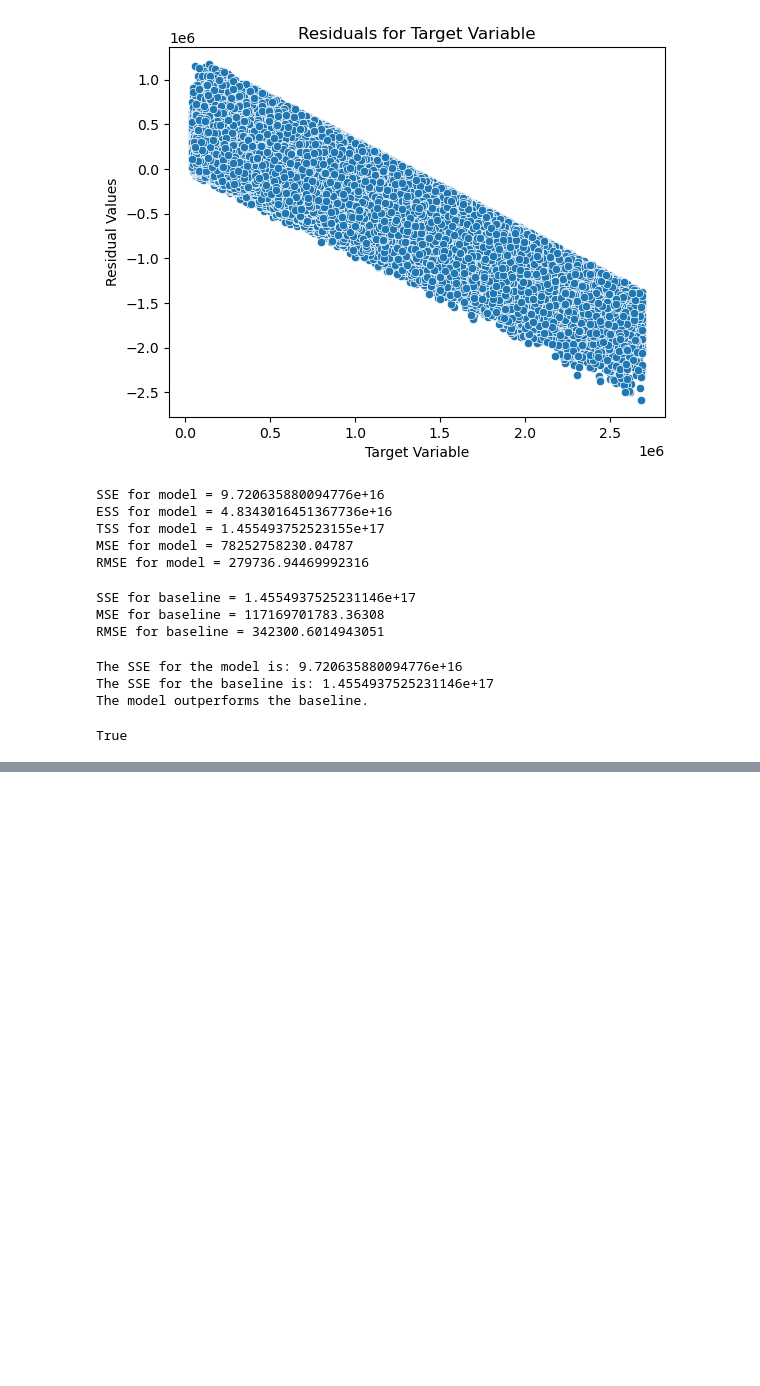
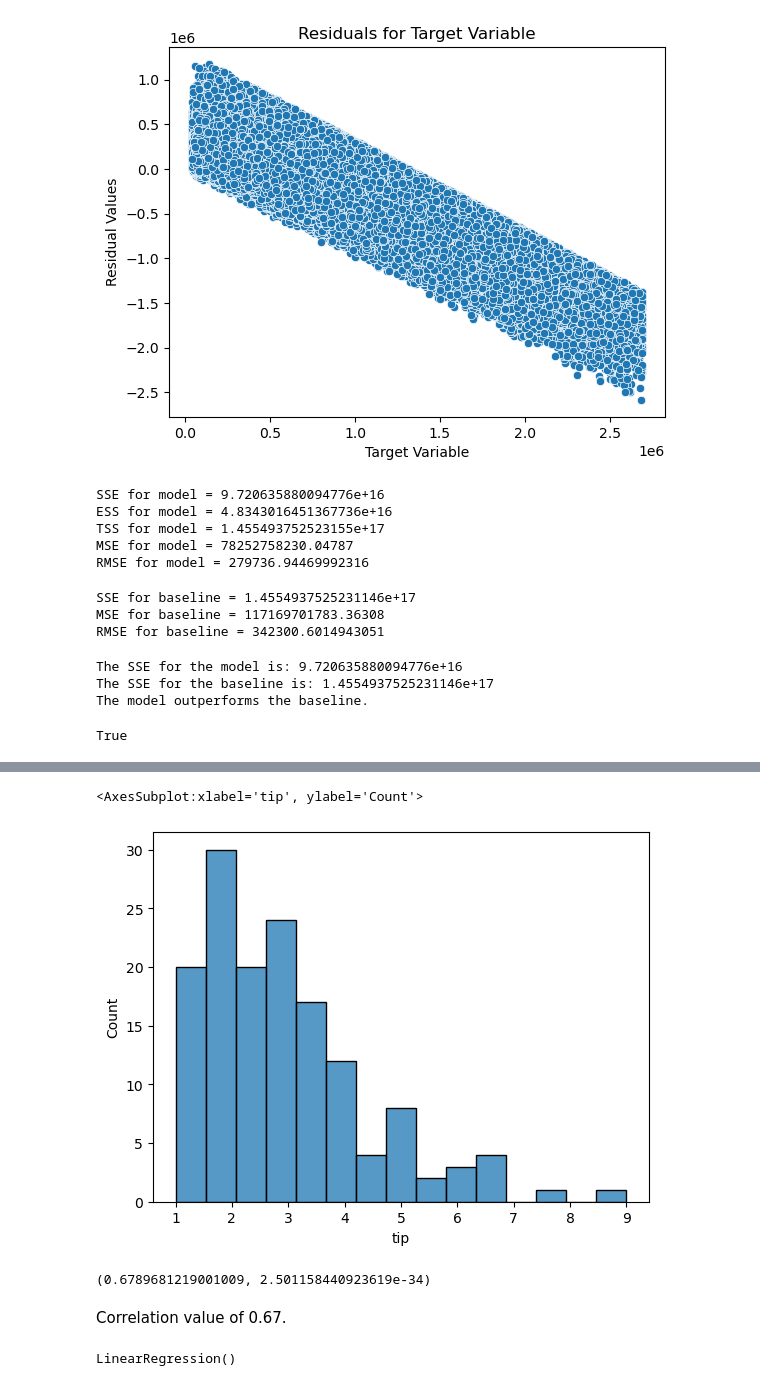
Before and after one commit to wilson-velasco/regression-exercises, a Jupyter notebook: evaluate.ipynb, the cells around one changed output, grey strips where cells are left out. Cells and saved outputs as stored; diff of their text form; code cells hidden in the pictures; blank space fills up the shorter version.

```diff
--- a/evaluate.ipynb
+++ b/evaluate.ipynb
@@ -259,0 +292,20 @@ True
+# %%
+sns.histplot(tips_train.tip)
+# %% [output]
+<AxesSubplot:xlabel='tip', ylabel='Count'>
+[figure, added]
+# %%
+import scipy.stats as stats
+
+r, p = stats.spearmanr(tips.total_bill, tips.tip)
+
+r, p
+# %% [output]
+(0.6789681219001009, 2.501158440923619e-34)
+# %% [markdown]
+Correlation value of 0.67.
+# %%
+tip_lr = LinearRegression()
+tip_lr.fit(tips[['total_bill']], tips.tip)
+# %% [output]
+LinearRegression()
```
Also changed, not shown: parts of 11 cells of this notebook, 2 other files.
